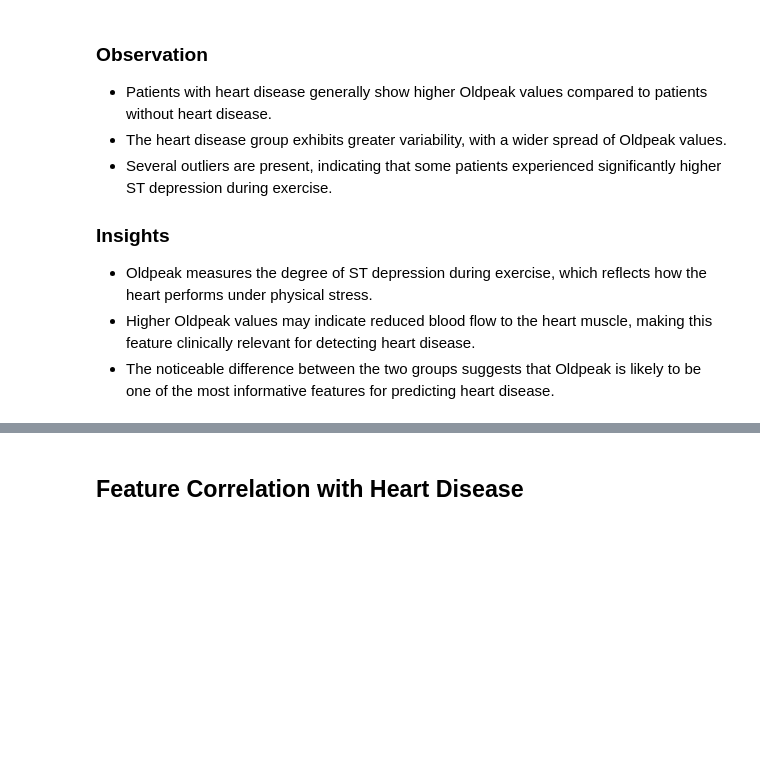
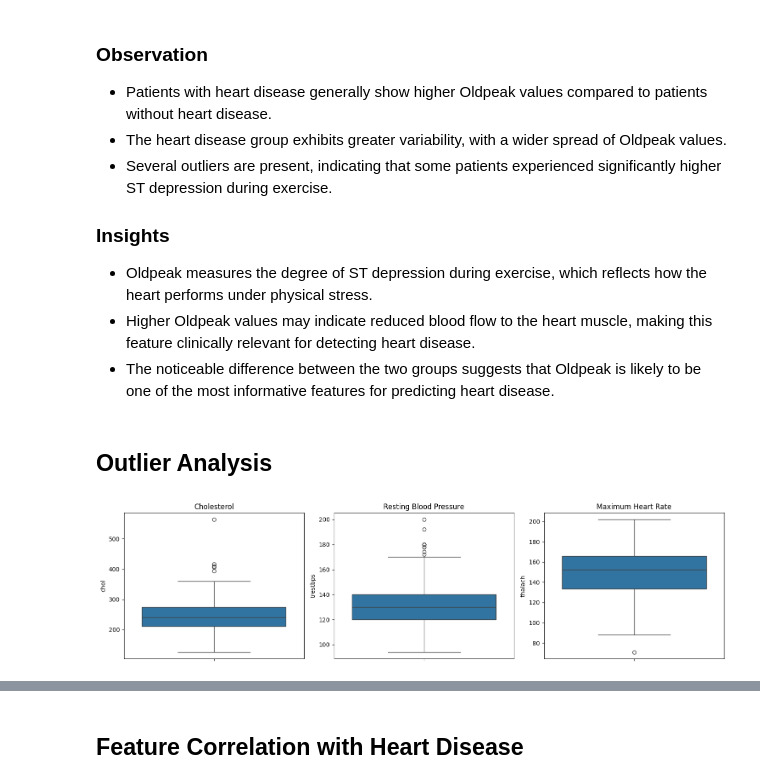
Before and after one commit to Danish925/ml-healthcare-journey, a Jupyter notebook: heart-disease-prediction/heart-disease-prediction.ipynb, the cells around one changed output, grey strips where cells are left out. Drawn from its saved outputs; the diff is of its cells as text; code cells hidden in the pictures; blank space fills up the shorter version.

Commit message:
"Enhance EDA with outlier analysis and notebook cleanup"

```diff
--- a/heart-disease-prediction/heart-disease-prediction.ipynb
+++ b/heart-disease-prediction/heart-disease-prediction.ipynb
@@ -453,3 +453,24 @@ plt.show()
 - Oldpeak measures the degree of ST depression during exercise, which reflects how the heart performs under physical stress.
 - Higher Oldpeak values may indicate reduced blood flow to the heart muscle, making this feature clinically relevant for detecting heart disease.
 - The noticeable difference between the two groups suggests that Oldpeak is likely to be one of the most informative features for predicting heart disease.
+# %% [markdown]
+## Outlier Analysis
+# %%
+plt.figure(figsize=(15, 4))
+
+plt.subplot(1, 3, 1)
+sns.boxplot(y=df["chol"])
+plt.title("Cholesterol")
+
+plt.subplot(1, 3, 2)
+sns.boxplot(y=df["trestbps"])
+plt.title("Resting Blood Pressure")
+
+plt.subplot(1, 3, 3)
+sns.boxplot(y=df["thalach"])
+plt.title("Maximum Heart Rate")
+
+plt.tight_layout()
+plt.show()
+# %% [output]
+[figure, added]
```
Also changed, not shown: parts of 8 cells of this notebook.
